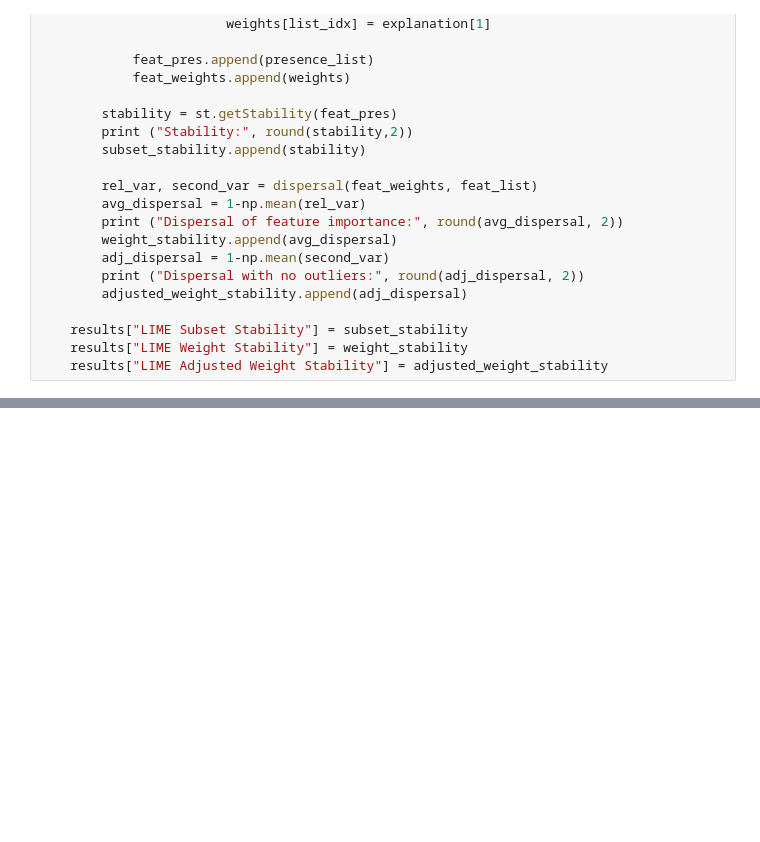
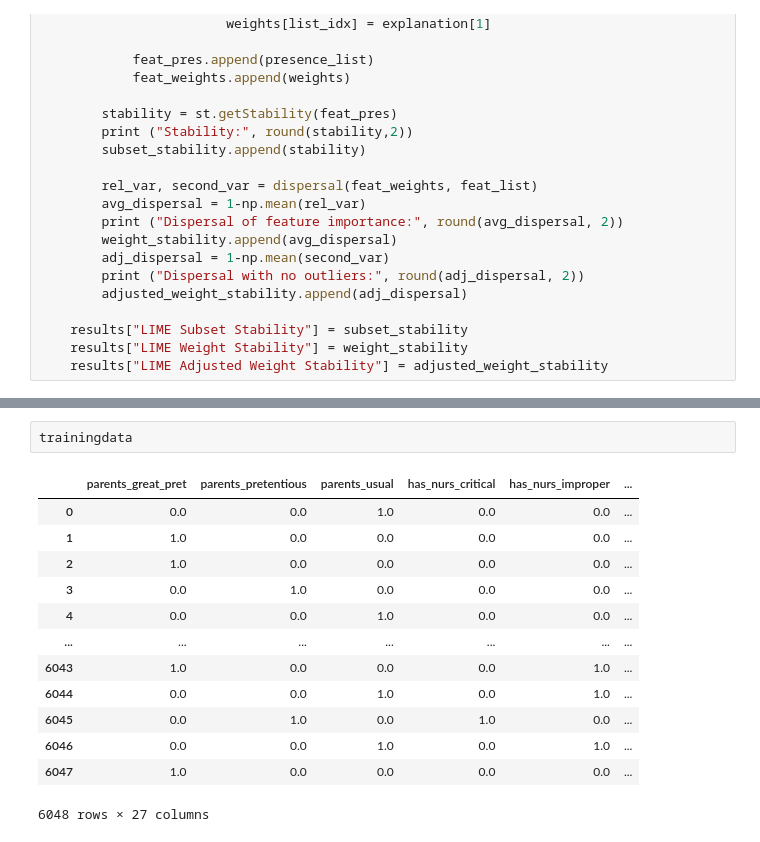
Before and after one commit to Mythreyi-V/full_stability, a Jupyter notebook: test_tab_stability.ipynb, the cells around one changed output, grey strips where cells are left out. Saved outputs shown, nothing was run; the diff lists cells and outputs as text; blank space fills up the shorter version.

```diff
--- a/test_tab_stability.ipynb
+++ b/test_tab_stability.ipynb
@@ -537,0 +565,16 @@ results
+# %%
+trainingdata
+# %% [output]
+|  | parents_great_pret | parents_pretentious | parents_usual | has_nurs_critical | has_nurs_improper | ... |
+| 0 | 0.0 | 0.0 | 1.0 | 0.0 | 0.0 | ... |
+| 1 | 1.0 | 0.0 | 0.0 | 0.0 | 0.0 | ... |
+| 2 | 1.0 | 0.0 | 0.0 | 0.0 | 0.0 | ... |
+| 3 | 0.0 | 1.0 | 0.0 | 0.0 | 0.0 | ... |
+| 4 | 0.0 | 0.0 | 1.0 | 0.0 | 0.0 | ... |
+| ... | ... | ... | ... | ... | ... | ... |
+| 6043 | 1.0 | 0.0 | 0.0 | 0.0 | 1.0 | ... |
+| 6044 | 0.0 | 0.0 | 1.0 | 0.0 | 1.0 | ... |
+| 6045 | 0.0 | 1.0 | 0.0 | 1.0 | 0.0 | ... |
+| 6046 | 0.0 | 0.0 | 1.0 | 0.0 | 1.0 | ... |
+| 6047 | 1.0 | 0.0 | 0.0 | 0.0 | 0.0 | ... |
+6048 rows × 27 columns
```
Also changed, not shown: parts of 25 cells of this notebook, 24 other files.
